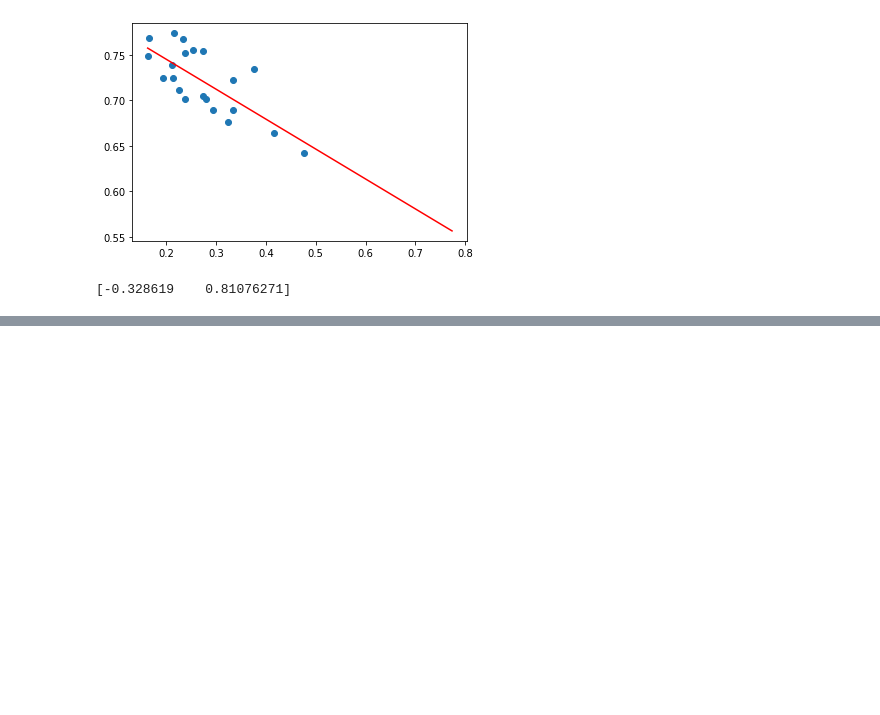
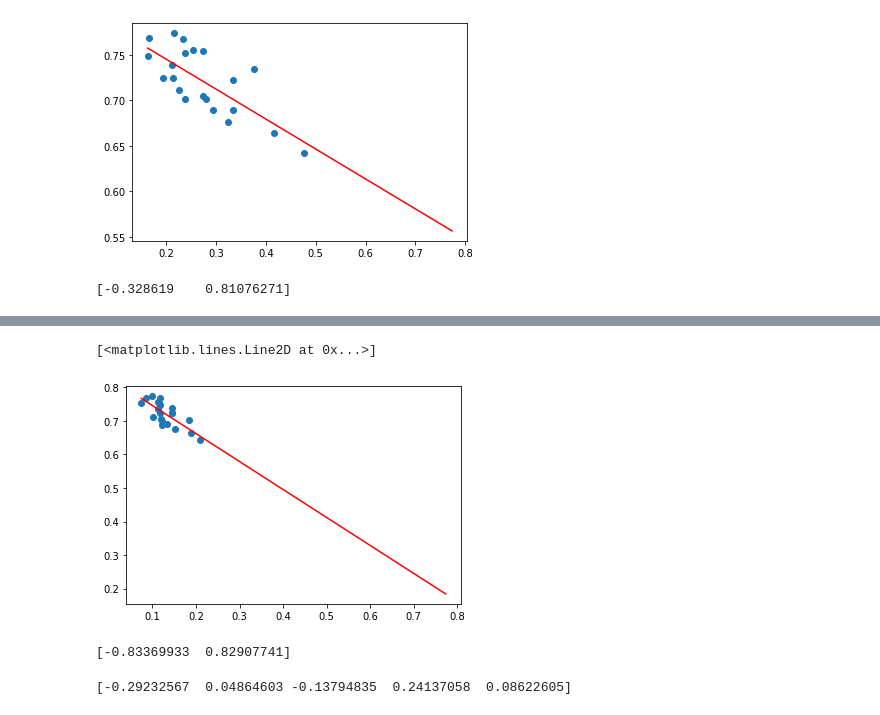
Before and after one commit to SiraDD/python_project, a Jupyter notebook: Linh_Turing_project.ipynb, the cells around one changed output, grey strips where cells are left out. Drawn from its saved outputs; the diff is of its cells as text; code cells hidden in the pictures; blank space fills up the shorter version.

```diff
--- a/Linh_Turing_project.ipynb
+++ b/Linh_Turing_project.ipynb
@@ -292,0 +300,26 @@ print(params)
+# %%
+params = np.polyfit(df_per_year['acousticness'], df_per_year['energy'],deg=1)
+# %%
+xs = np.linspace(df_per_year["acousticness"].min(),df_per_year["energy"].max(), 1000)
+ys =  params[0]*xs + params[1]
+
+plt.scatter(df_per_year['acousticness'], df_per_year['energy'])
+plt.plot(xs, ys, color="red")
+# %% [output]
+[<matplotlib.lines.Line2D at 0x...>]
+[figure, added]
+# %%
+print(params)
+# %% [output]
+[-0.83369933  0.82907741]
+# %%
+from sklearn import linear_model
+x = df_per_year[['explicit','loudness','acousticness','danceability','liveness' ]]
+y = df_per_year['energy']
+
+regr = linear_model.LinearRegression()
+regr.fit(x, y)
+
+print(regr.coef_)
+# %% [output]
+[-0.29232567  0.04864603 -0.13794835  0.24137058  0.08622605]
```
Also changed, not shown: parts of 4 cells of this notebook.
